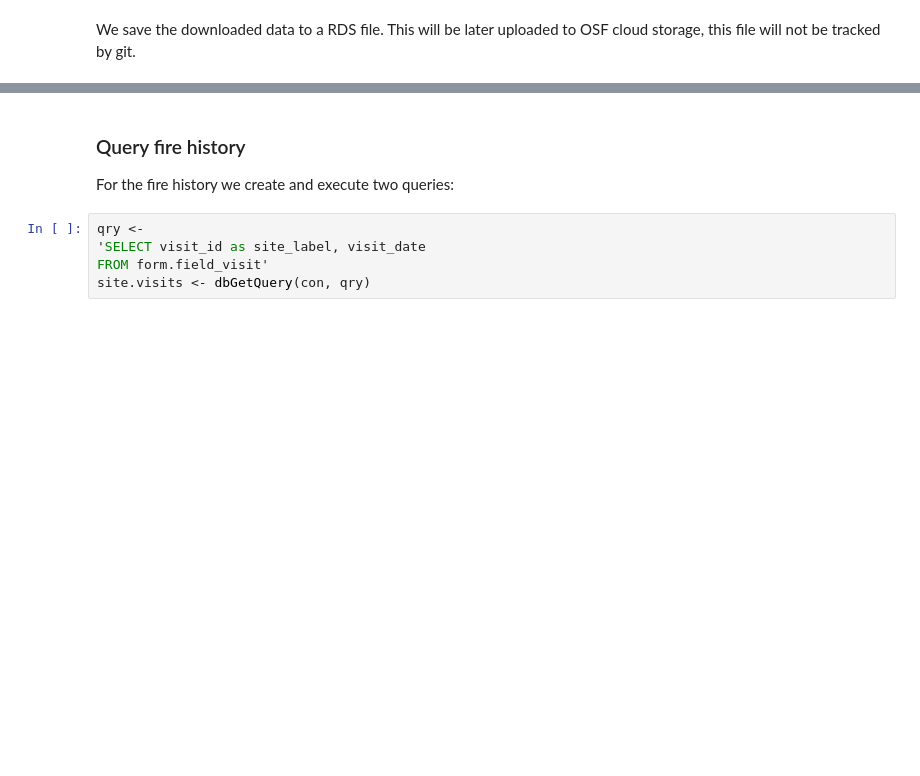
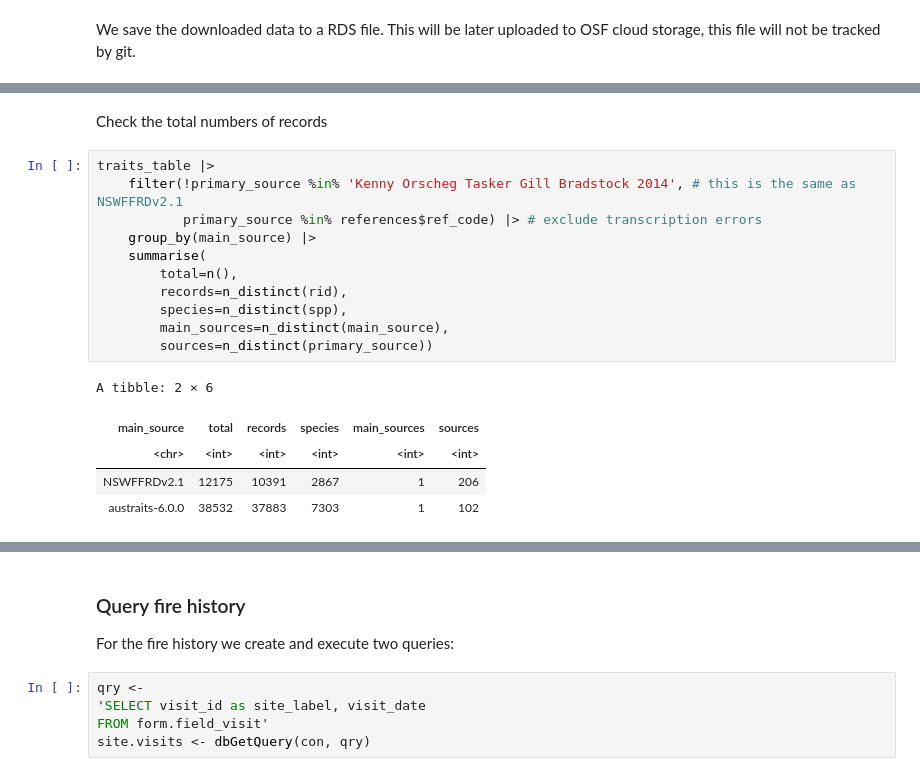
Before and after one commit to ces-unsw-edu-au/fireveg-db-exports, a Jupyter notebook: RDS-output/Read-tables-from-database.ipynb, the cells around one changed output, grey strips where cells are left out. Cells and saved outputs as stored; diff of their text form; blank space fills up the shorter version.

```diff
--- a/RDS-output/Read-tables-from-database.ipynb
+++ b/RDS-output/Read-tables-from-database.ipynb
@@ -155,0 +318,19 @@ We save the downloaded data to a RDS file. This will be later uploaded to OSF cl
+# %% [markdown]
+Check the total numbers of records
+# %%
+traits_table |>
+    filter(!primary_source %in% 'Kenny Orscheg Tasker Gill Bradstock 2014', # this is the same as NSWFFRDv2.1
+           primary_source %in% references$ref_code) |> # exclude transcription errors
+    group_by(main_source) |>
+    summarise(
+        total=n(),
+        records=n_distinct(rid),
+        species=n_distinct(spp),
+        main_sources=n_distinct(main_source),
+        sources=n_distinct(primary_source))
+# %% [output]
+A tibble: 2 × 6
+| main_source | total | records | species | main_sources | sources |
+| <chr> | <int> | <int> | <int> | <int> | <int> |
+| NSWFFRDv2.1 | 12175 | 10391 | 2867 | 1 | 206 |
+| austraits-6.0.0 | 38532 | 37883 | 7303 | 1 | 102 |
```
Also changed, not shown: parts of 37 cells of this notebook, 2 other files.
